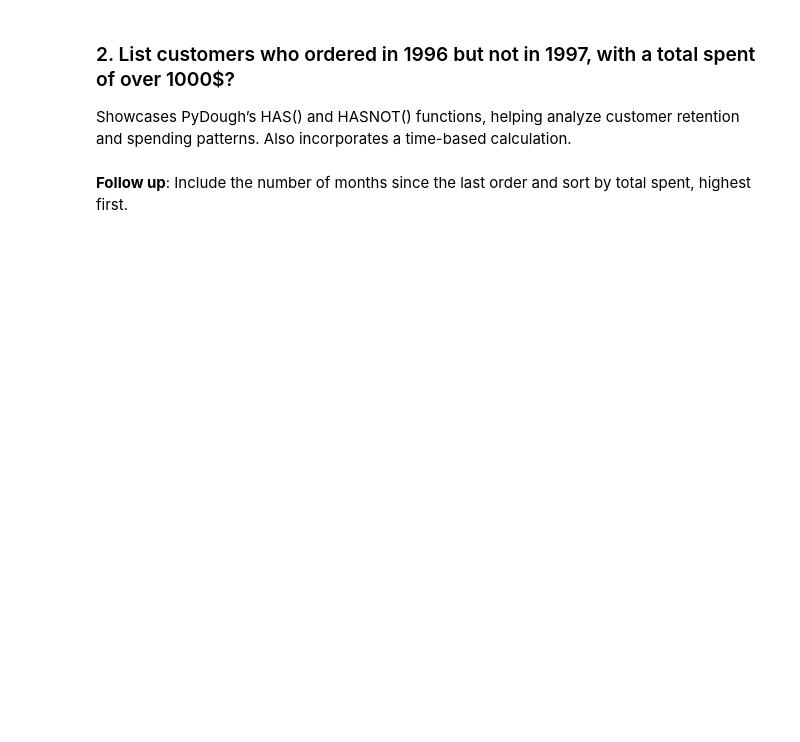
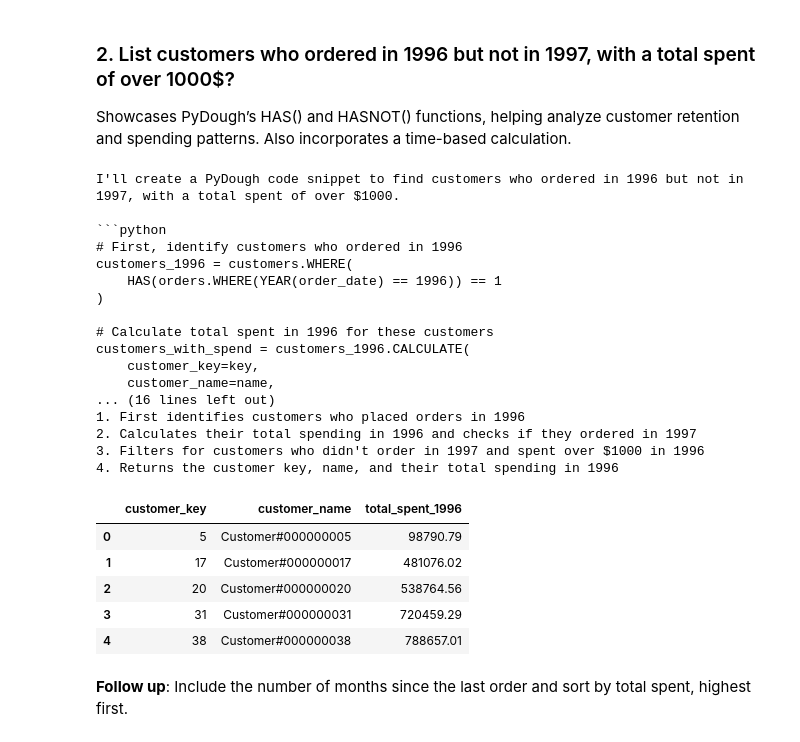
Before and after one commit to bodo-ai/text2pydough, a Jupyter notebook: workbench/AAraya/demo/llm_demo.ipynb, the cells around one changed output. Drawn from its saved outputs; the diff is of its cells as text; code cells hidden in the pictures; blank space fills up the shorter version.

````diff
--- a/workbench/AAraya/demo/llm_demo.ipynb
+++ b/workbench/AAraya/demo/llm_demo.ipynb
@@ -219,12 +313,36 @@ european_customers_1995 = customers.CALCULATE(
 
 Showcases PyDough’s HAS() and HASNOT() functions, helping analyze customer retention and spending patterns. Also incorporates a time-based calculation.
 # %%
-query= "List customers who ordered in 1996 but not in 1997 with a total spent of over 1000$?"
+query= "List customers who ordered in 1996 but not in 1997 with a total spent of over 1000$ If you use HAS add a ==1 for it to work"
 
 result= client.ask(query)
 
 print(result.full_explanation)
 result.df.head()
+# %% [output]
+I'll create a PyDough code snippet to find customers who ordered in 1996 but not in 1997, with a total spent of over $1000.
+
+```python
+# First, identify customers who ordered in 1996
+customers_1996 = customers.WHERE(
+    HAS(orders.WHERE(YEAR(order_date) == 1996)) == 1
+)
+
+# Calculate total spent in 1996 for these customers
+customers_with_spend = customers_1996.CALCULATE(
+    customer_key=key,
+    customer_name=name,
+... (16 lines left out)
+1. First identifies customers who placed orders in 1996
+2. Calculates their total spending in 1996 and checks if they ordered in 1997
+3. Filters for customers who didn't order in 1997 and spent over $1000 in 1996
+4. Returns the customer key, name, and their total spending in 1996
+|  | customer_key | customer_name | total_spent_1996 |
+| 0 | 5 | Customer#000000005 | 98790.79 |
+| 1 | 17 | Customer#000000017 | 481076.02 |
+| 2 | 20 | Customer#000000020 | 538764.56 |
+| 3 | 31 | Customer#000000031 | 720459.29 |
+| 4 | 38 | Customer#000000038 | 788657.01 |
 # %% [markdown]
 **Follow up**: Include the number of months since the last order and sort by total spent, highest first.
 # %%
````
Also changed, not shown: parts of 29 cells of this notebook, 1 other file.
